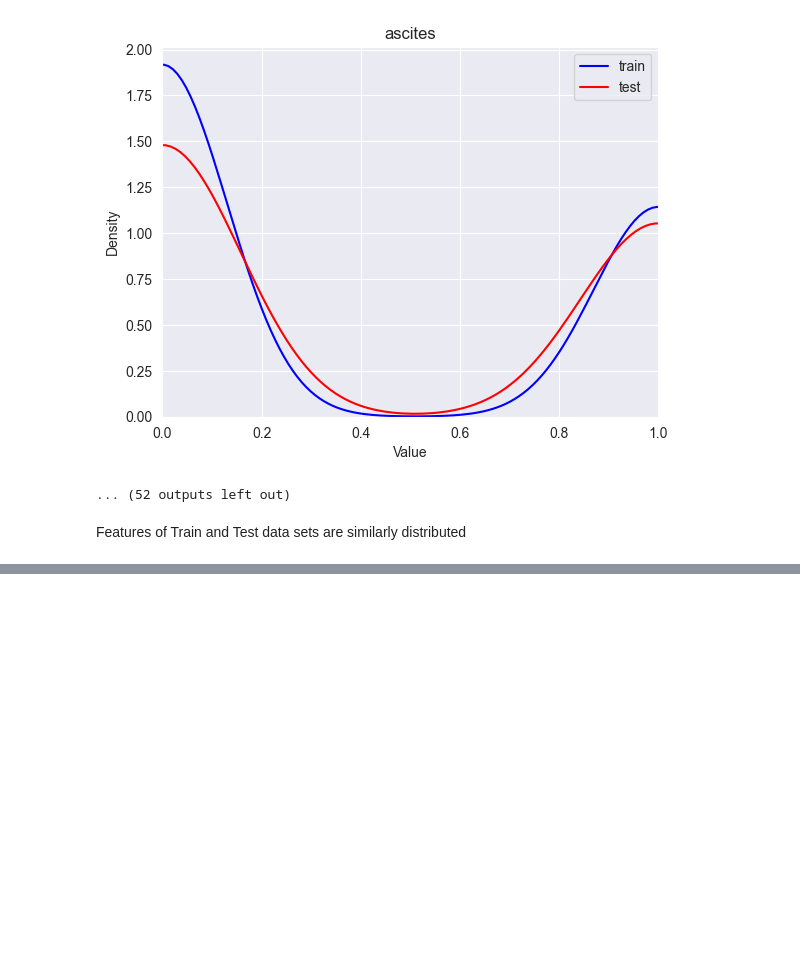
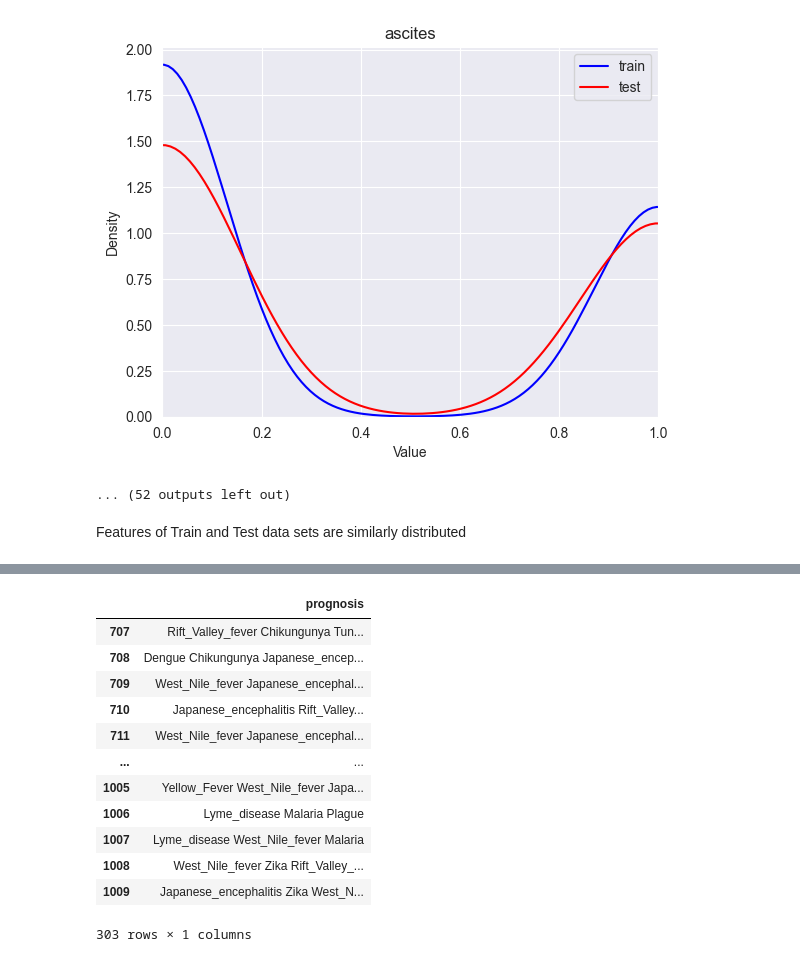
Before and after one commit to mnokno/VectorBorneDiseasePrediction, a Jupyter notebook: VectorBorneDiseasePrediction/src/VectorBorneDiseasePrediction.ipynb, the cells around one changed output, grey strips where cells are left out. Saved outputs shown, nothing was run; the diff lists cells and outputs as text; code cells hidden in the pictures; blank space fills up the shorter version.

```diff
--- a/VectorBorneDiseasePrediction/src/VectorBorneDiseasePrediction.ipynb
+++ b/VectorBorneDiseasePrediction/src/VectorBorneDiseasePrediction.ipynb
@@ -112,0 +345,20 @@ Features of Train and Test data sets are similarly distributed
+# %%
+submission = pd.DataFrame()
+submission['prognosis'] = preds[0] + " " + preds[1] + " " + preds[2]
+submission.index += 707
+# %%
+submission
+# %% [output]
+|  | prognosis |
+| 707 | Rift_Valley_fever Chikungunya Tun... |
+| 708 | Dengue Chikungunya Japanese_encep... |
+| 709 | West_Nile_fever Japanese_encephal... |
+| 710 | Japanese_encephalitis Rift_Valley... |
+| 711 | West_Nile_fever Japanese_encephal... |
+| ... | ... |
+| 1005 | Yellow_Fever West_Nile_fever Japa... |
+| 1006 | Lyme_disease Malaria Plague |
+| 1007 | Lyme_disease West_Nile_fever Malaria |
+| 1008 | West_Nile_fever Zika Rift_Valley_... |
+| 1009 | Japanese_encephalitis Zika West_N... |
+303 rows × 1 columns
```
Also changed, not shown: parts of 14 cells of this notebook, 1 other file.
